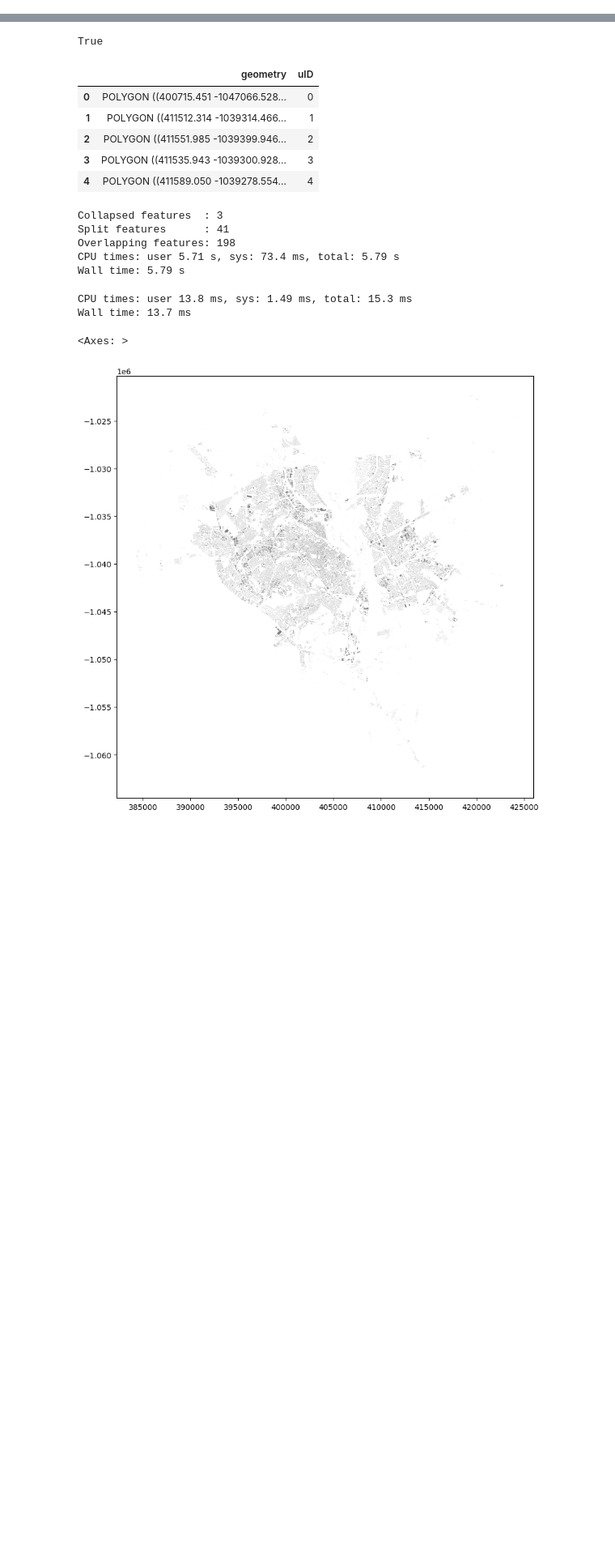
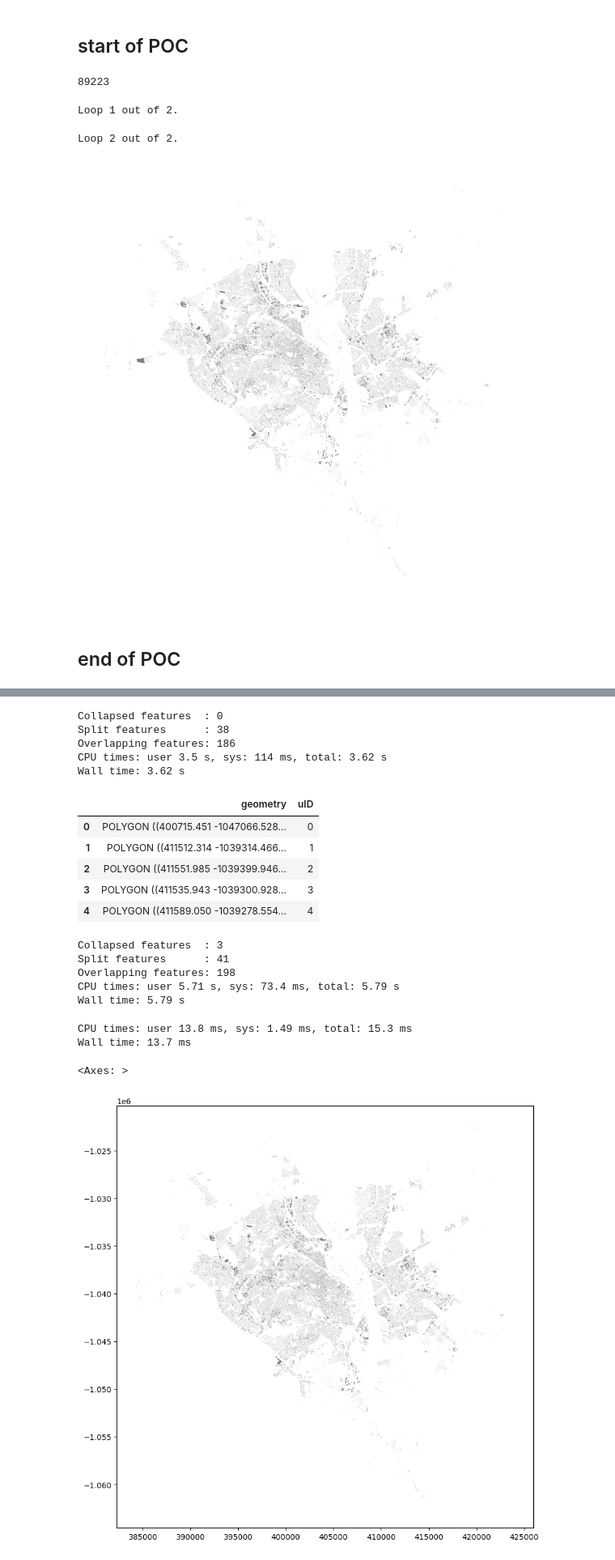
Before and after one commit to better-cities/kyiv-morphometrics, a Jupyter notebook: notebooks/buildings.ipynb, the cells around one changed output, grey strips where cells are left out. Shown at 81% size. Cells and saved outputs as stored; diff of their text form; code cells hidden in the pictures; blank space fills up the shorter version.

```diff
--- a/notebooks/buildings.ipynb
+++ b/notebooks/buildings.ipynb
@@ -46,0 +23,26 @@ Name: count, dtype: int64
+# %% [markdown]
+## start of POC
+# %%
+gdf = osmnx.features.features_from_place(place, tags={'building': True})
+gdf = gdf[gdf.geom_type == "Polygon"].reset_index(drop=True)
+gdf_projected = osmnx.projection.project_gdf(gdf)
+# %%
+len(gdf_projected)
+# %% [output]
+89223
+# %%
+buildings = momepy.preprocess(gdf_projected.reset_index(), size=100,
+                              compactness=0.2, islands=True)
+# %% [output]
+Loop 1 out of 2.
+Loop 2 out of 2.
+# %%
+buildings_preprocessed = buildings[["geometry"]].to_crs(local_crs)
+buildings_preprocessed['uID'] = momepy.unique_id(buildings_preprocessed)
+# %%
+f, ax = plt.subplots(figsize=(10, 10))
+buildings_preprocessed.plot(ax=ax, color="grey")
+ax.set_axis_off()
+plt.show()
+# %% [output]
+[figure, added]
@@ -46,0 +51,2 @@ Name: count, dtype: int64
+# %% [markdown]
+## end of POC
@@ -56,9 +65,13 @@ buildings.head()
 | 4 | NaN | NaN | NaN | NaN | NaN | NaN | POLYGON ((30.62650 50.43652, 30.6... | NaN | NaN | NaN | ... |
 5 rows × 578 columns
 # %%
-buildings.is_valid.all()
+%time check = momepy.CheckTessellationInput(buildings)
 # %% [output]
-True
+Collapsed features  : 0
+Split features      : 38
+Overlapping features: 186
+CPU times: user 3.5 s, sys: 114 ms, total: 3.62 s
+Wall time: 3.62 s
 # %%
 buildings = buildings[["geometry"]].to_crs(local_crs)
 # %%
```
Also changed, not shown: parts of 5 cells of this notebook, 7 other files.
